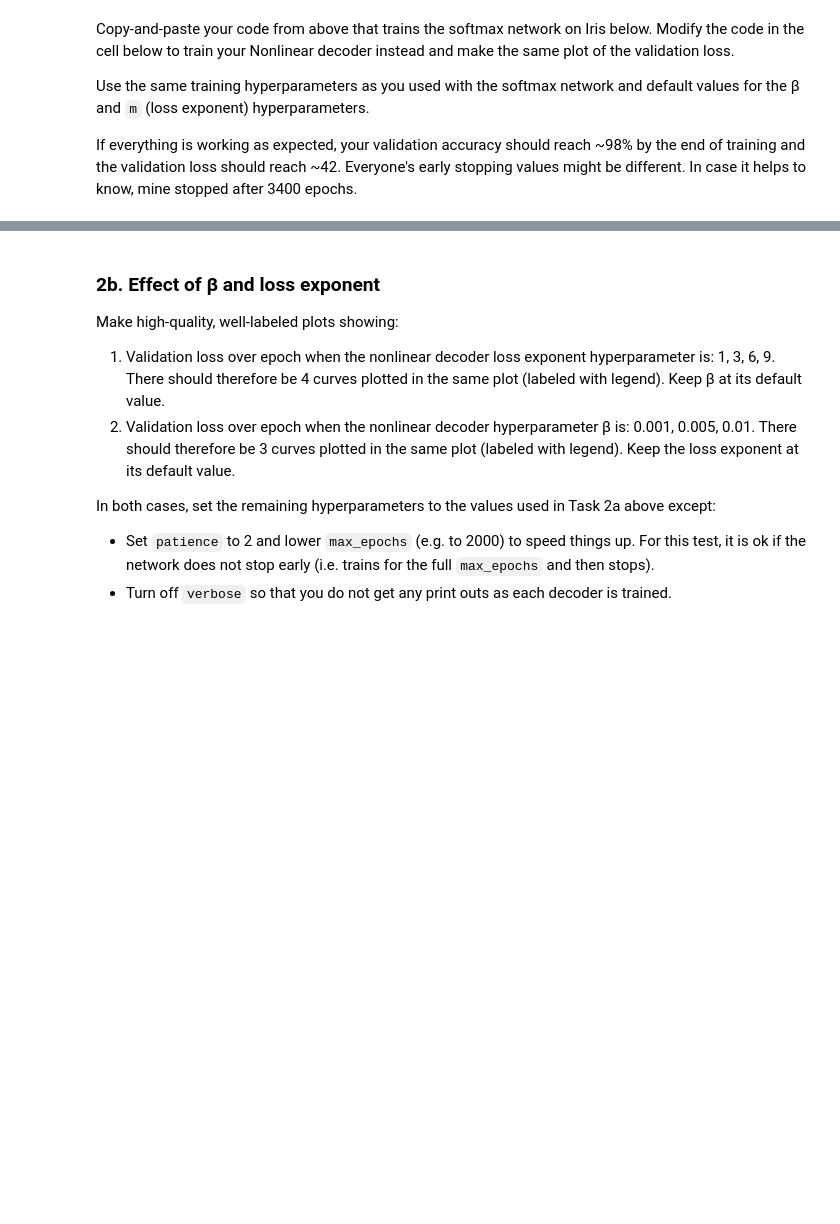
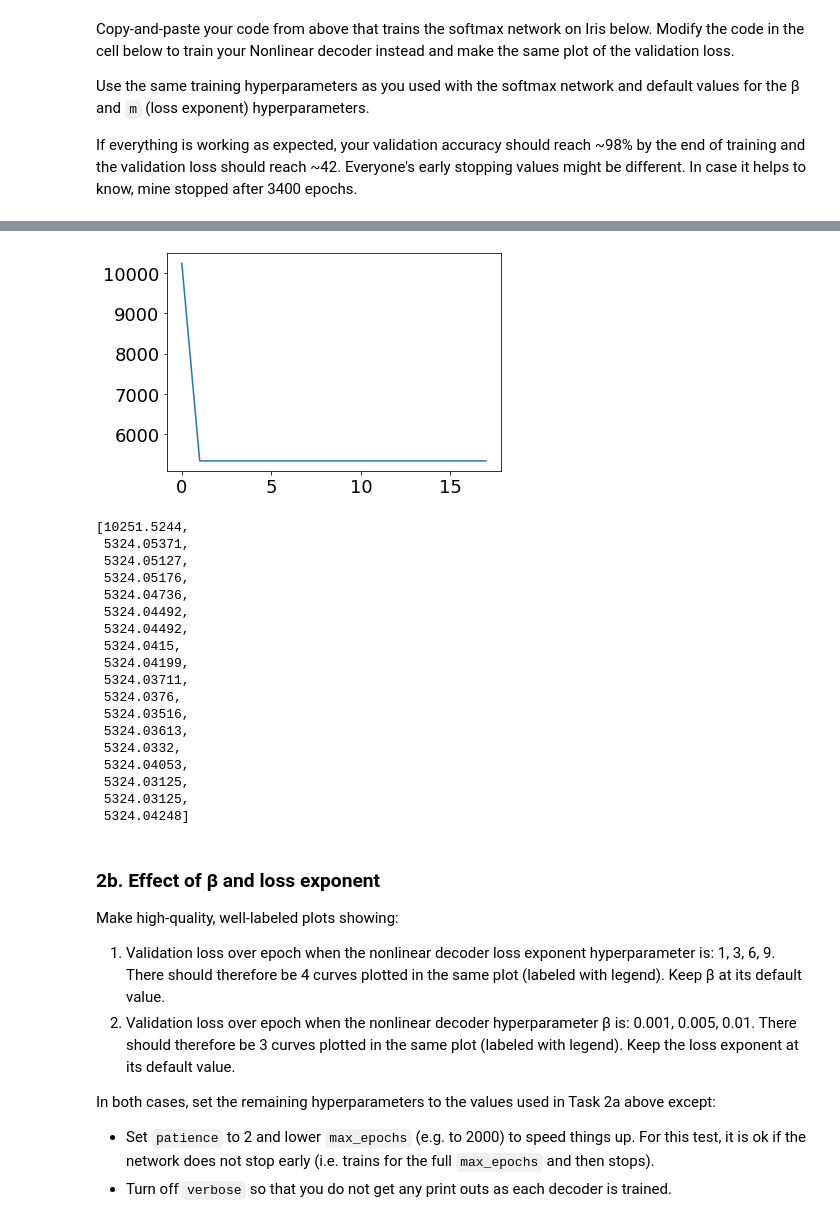
Before and after one commit to gtflor24/Project1, a Jupyter notebook: neural_decoding.ipynb, the cells around one changed output, grey strips where cells are left out. Saved outputs shown, nothing was run; the diff lists cells and outputs as text; code cells hidden in the pictures; blank space fills up the shorter version.

Commit message:
finished up tasks 2, 3 and 4a for check-in 2

```diff
--- a/neural_decoding.ipynb
+++ b/neural_decoding.ipynb
@@ -411,3 +593,30 @@ Copy-and-paste your code from above that trains the softmax network on Iris belo
 Use the same training hyperparameters as you used with the softmax network and default values for the β and `m` (loss exponent) hyperparameters.
 
 If everything is working as expected, your validation accuracy should reach ~98% by the end of training and the validation loss should reach ~42. Everyone's early stopping values might be different. In case it helps to know, mine stopped after 3400 epochs.
+# %%
+tf.random.set_seed(0)  # keep me
+
+# Use these parameters in your softmax net
+mini_batch_sz = 25
+lr = 1e-1
+max_epochs = 5000
+patience = 3
+val_every = 100  # how often (in epochs) we check the val loss/acc/early stopping
+
+# TODO: Your code here:
+x = np.load('iris_train_samps.npy')
+y = np.load('iris_train_labels.npy')
+print(f'{x.shape = }')
+print(f'{y.shape = }')
+
+x_val = np.load('iris_val_samps.npy')
+y_val = np.load('iris_val_labels.npy')
+print(f'{x_val.shape = }')
+print(f'{y_val.shape = }')
+nld = NonlinearDecoder(4, 3)
+
+train_loss, val_loss, n = nld.fit(x, y, x_val, y_val, mini_batch_sz=mini_batch_sz, lr=lr, max_epochs=max_epochs, patience=patience, val_every=100)
+
+pred = nld.predict(x_val)
+acc = nld.accuracy(pred, y_val)
+tf.print(acc)
@@ -414,3 +641,29 @@ If everything is working as expected, your validation accuracy should reach ~98%
+# %%
+plt.plot(np.linspace(0, len(val_loss)-1, len(val_loss)), val_loss)
+plt.xlabel("epochs/100")
+plt.ylabel("valiadtion loss")
+plt.title("Validation Loss vs Epochs")
+plt.show()
+# %% [output]
+[figure, added]
+[10251.5244,
+ 5324.05371,
+ 5324.05127,
+ 5324.05176,
+ 5324.04736,
+ 5324.04492,
+ 5324.04492,
+ 5324.0415,
+ 5324.04199,
+ 5324.03711,
+ 5324.0376,
+ 5324.03516,
+ 5324.03613,
+ 5324.0332,
+ 5324.04053,
+ 5324.03125,
+ 5324.03125,
+ 5324.04248]
 # %% [markdown]
 ### 2b. Effect of β and loss exponent
 
```
Also changed, not shown: parts of 22 cells of this notebook, 3 other files.
